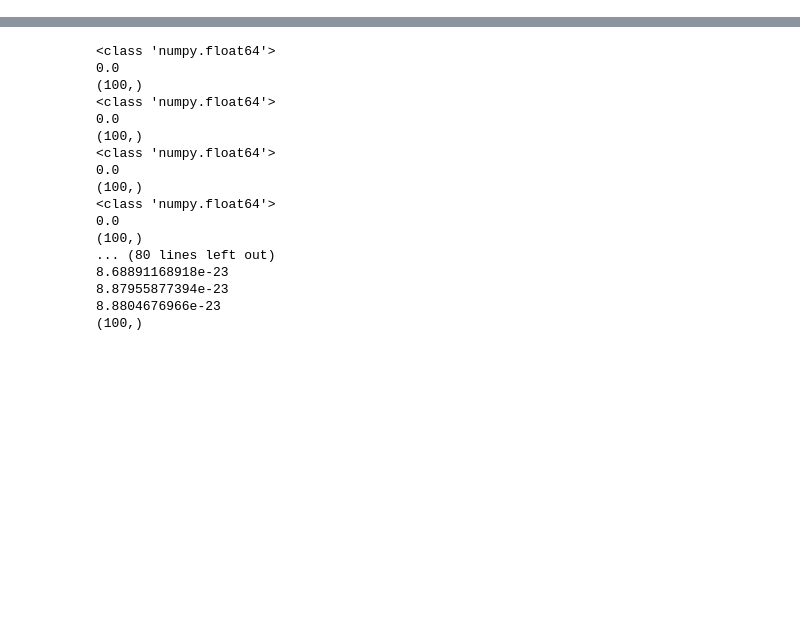
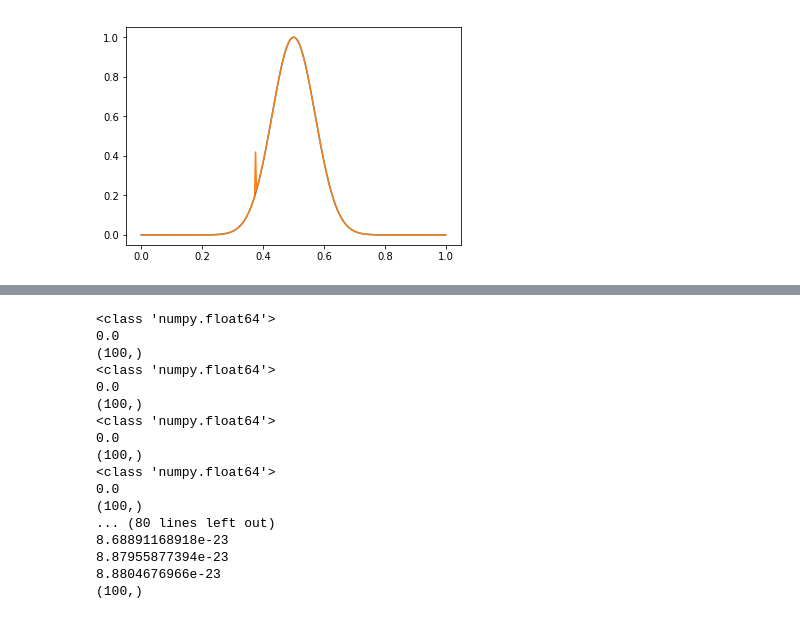
Before and after one commit to bjorgve/multiwavelets, a Jupyter notebook: MW.ipynb, the cells around one changed output, grey strips where cells are left out. Saved outputs shown, nothing was run; the diff lists cells and outputs as text; code cells hidden in the pictures; blank space fills up the shorter version.

```diff
--- a/MW.ipynb
+++ b/MW.ipynb
@@ -122,0 +40,6 @@ def func(scale,max_order,f,x):
+# %%
+x = np.arange(0,1,.003)
+plt.plot(x,gauss(x),x,sc.func_proj(5,5,gauss,x))
+plt.show()
+# %% [output]
+[figure, added]
```
Also changed, not shown: parts of 15 cells of this notebook, 1 other file.
